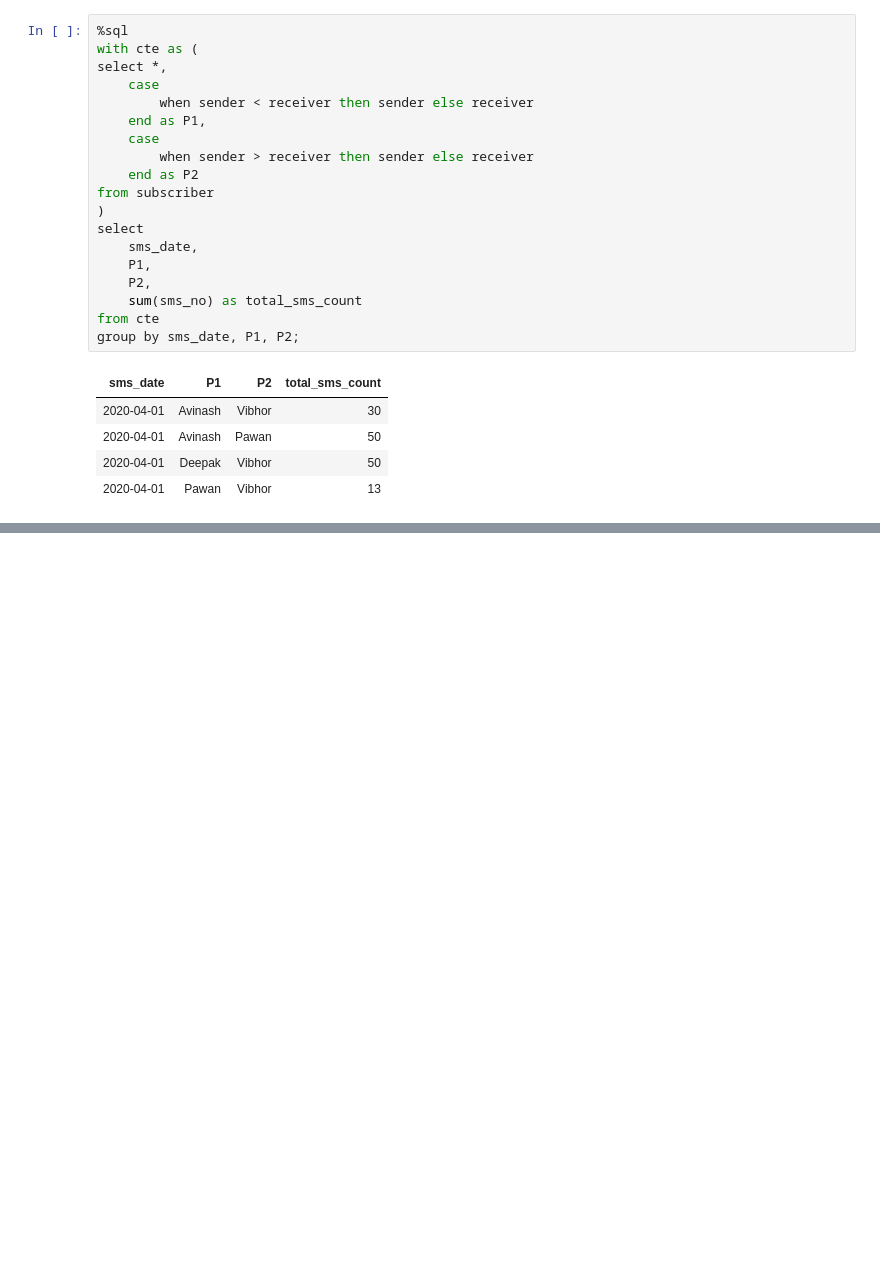
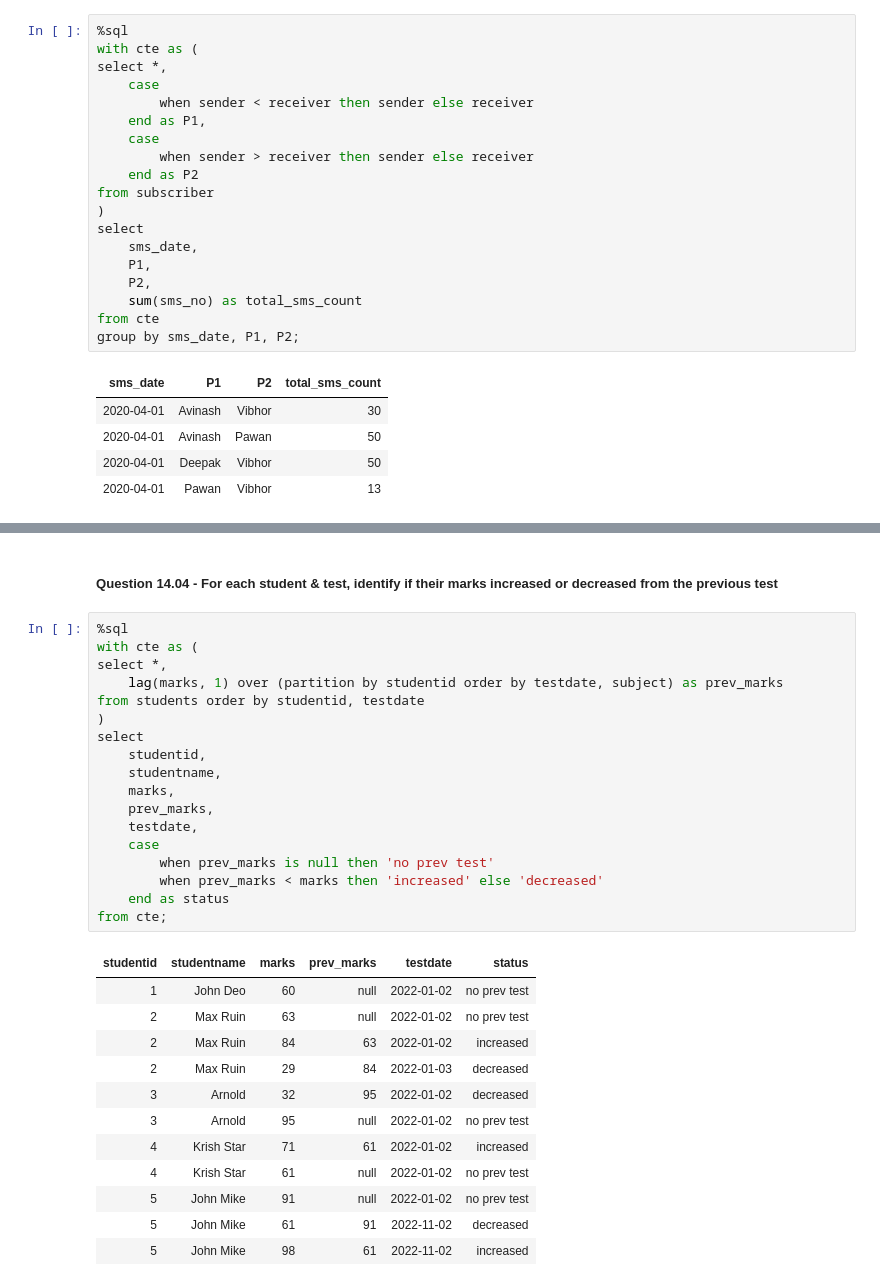
Before and after one commit to Rupam-1/SQL-Pyspark-practise_youtube, a Jupyter notebook: 03. SQL - Part2.ipynb, the cells around one changed output, grey strips where cells are left out. Drawn from its saved outputs; the diff is of its cells as text; blank space fills up the shorter version.

```diff
--- a/03. SQL - Part2.ipynb
+++ b/03. SQL - Part2.ipynb
@@ -1041,0 +1143,33 @@ group by sms_date, P1, P2;
+# %% [markdown]
+##### Question 14.04 - For each student & test, identify if their marks increased or decreased from the previous test
+# %%
+%sql
+with cte as (
+select *,
+    lag(marks, 1) over (partition by studentid order by testdate, subject) as prev_marks
+from students order by studentid, testdate
+)
+select
+    studentid,
+    studentname,
+    marks,
+    prev_marks,
+    testdate,
+    case
+        when prev_marks is null then 'no prev test'
+        when prev_marks < marks then 'increased' else 'decreased'
+    end as status
+from cte;
+# %% [output]
+| studentid | studentname | marks | prev_marks | testdate | status |
+| 1 | John Deo | 60 | null | 2022-01-02 | no prev test |
+| 2 | Max Ruin | 63 | null | 2022-01-02 | no prev test |
+| 2 | Max Ruin | 84 | 63 | 2022-01-02 | increased |
+| 2 | Max Ruin | 29 | 84 | 2022-01-03 | decreased |
+| 3 | Arnold | 32 | 95 | 2022-01-02 | decreased |
+| 3 | Arnold | 95 | null | 2022-01-02 | no prev test |
+| 4 | Krish Star | 71 | 61 | 2022-01-02 | increased |
+| 4 | Krish Star | 61 | null | 2022-01-02 | no prev test |
+| 5 | John Mike | 91 | null | 2022-01-02 | no prev test |
+| 5 | John Mike | 61 | 91 | 2022-11-02 | decreased |
+| 5 | John Mike | 98 | 61 | 2022-11-02 | increased |
```
Also changed, not shown: parts of 8 cells of this notebook.
